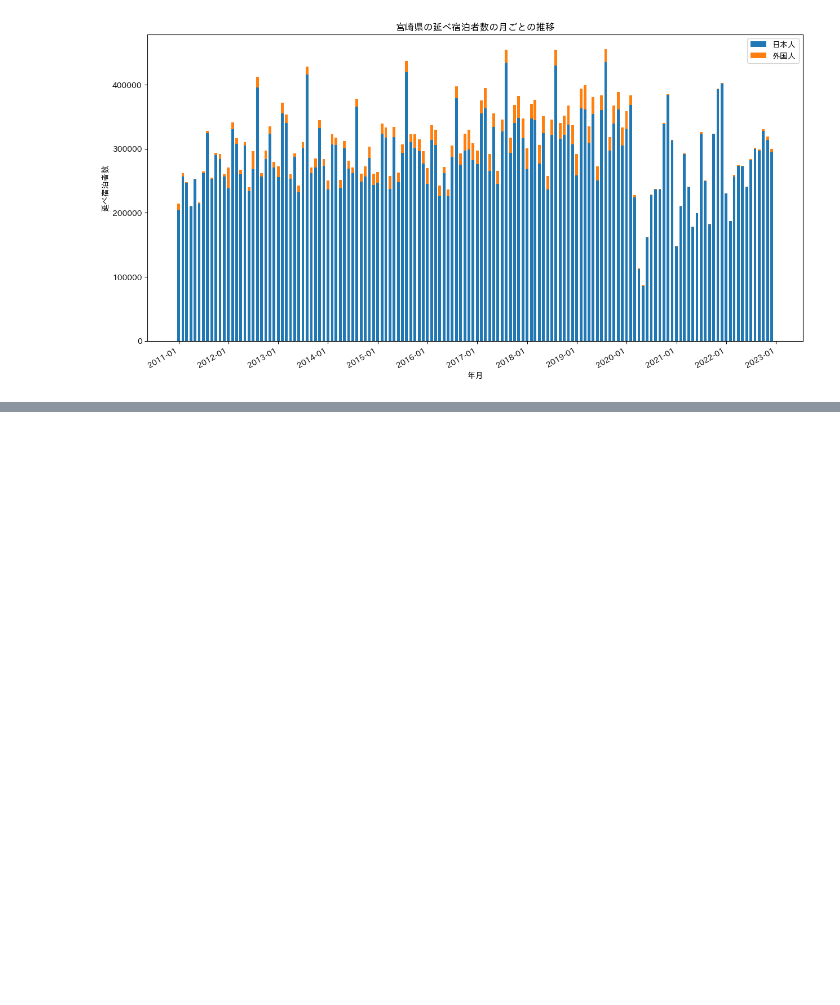
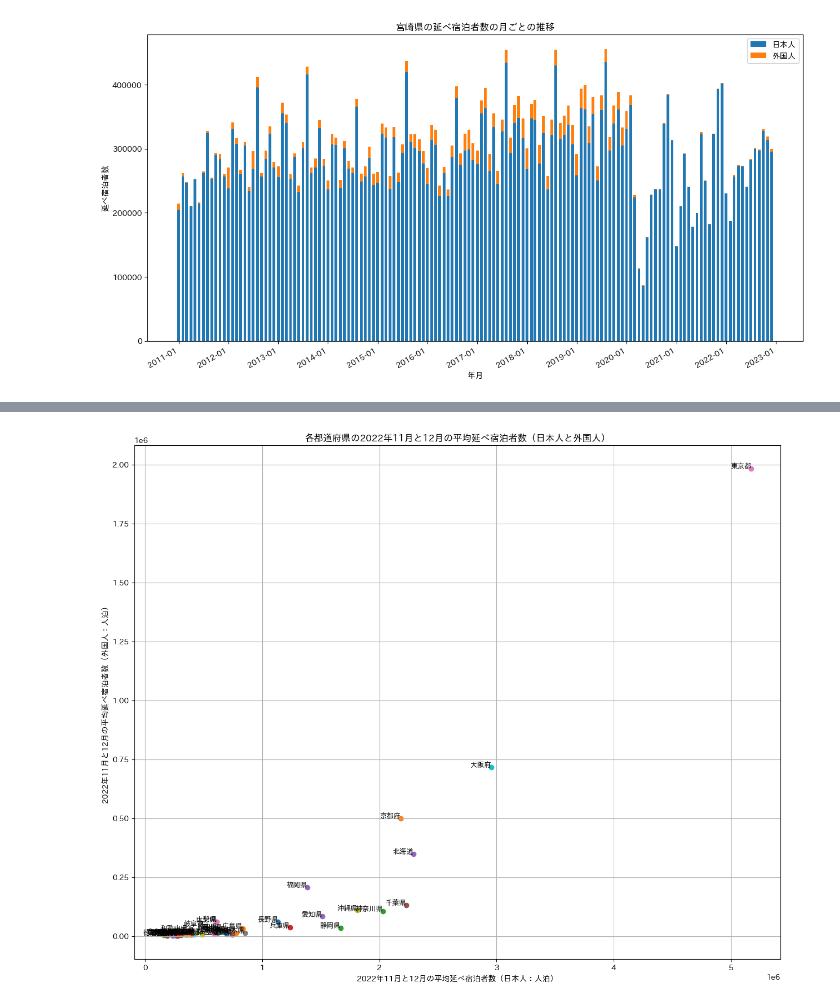
Before and after one commit to okana2ki/hotel-analysis, a Jupyter notebook: hotel_analysis.ipynb, the cells around one changed output, grey strips where cells are left out. Drawn from its saved outputs; the diff is of its cells as text; code cells hidden in the pictures; blank space fills up the shorter version.

```diff
--- a/hotel_analysis.ipynb
+++ b/hotel_analysis.ipynb
@@ -150,0 +200,34 @@ plt.show()
+# %%
+# Re-defining the data path and re-processing the data
+
+data_path = 'concatenated_filtered_data.csv'
+
+# Load the CSV data
+data = pd.read_csv(data_path, encoding='shift_jis')
+
+# Filter for November and December 2022
+data_2022 = data[(data['集計年'] == 2022) & (data['集計月'].isin([11, 12]))]
+
+# Group by prefecture and calculate the average
+avg_2022 = data_2022.groupby('都道府県名').agg({
+    '延べ宿泊者数（日本人：人泊）': 'mean',
+    '延べ宿泊者数（外国人：人泊）': 'mean'
+})
+
+# Create a scatter plot
+plt.figure(figsize=(15, 12))
+for prefecture in avg_2022.index:
+    x = avg_2022.loc[prefecture, '延べ宿泊者数（日本人：人泊）']
+    y = avg_2022.loc[prefecture, '延べ宿泊者数（外国人：人泊）']
+    plt.scatter(x, y)
+    plt.text(x, y, prefecture, fontsize=9, ha='right')
+
+plt.xlabel('2022年11月と12月の平均延べ宿泊者数（日本人：人泊）')
+plt.ylabel('2022年11月と12月の平均延べ宿泊者数（外国人：人泊）')
+plt.title('各都道府県の2022年11月と12月の平均延べ宿泊者数（日本人と外国人）')
+plt.grid(True)
+
+# Show the plot
+plt.show()
+# %% [output]
+[figure, added]
```
Also changed, not shown: parts of 13 cells of this notebook.
